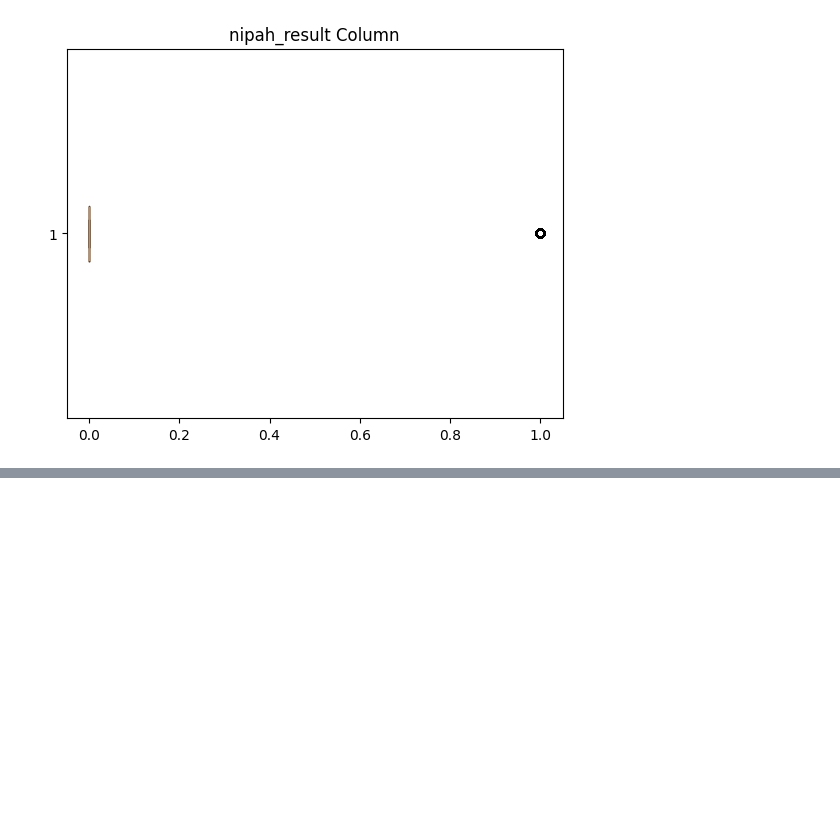
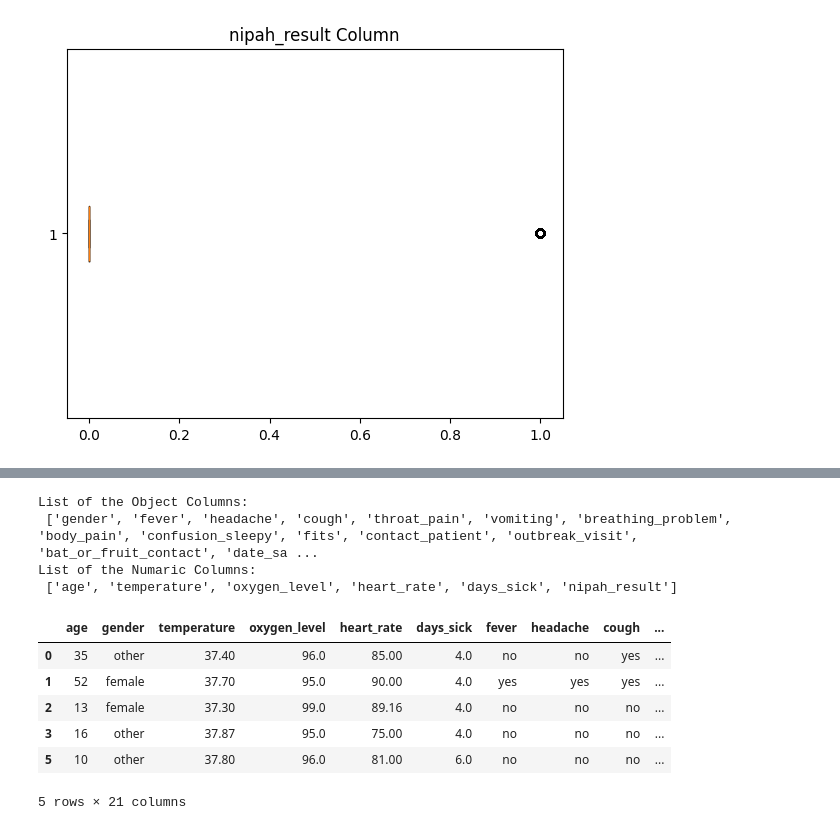
Before and after one commit to derravi/Nipah_Virus_Early_Risk_Prediction_System_2026, a Jupyter notebook: Nipah_Virus.ipynb, the cells around one changed output, grey strips where cells are left out. Cells and saved outputs as stored; diff of their text form; code cells hidden in the pictures; blank space fills up the shorter version.

```diff
--- a/Nipah_Virus.ipynb
+++ b/Nipah_Virus.ipynb
@@ -94,2 +95,35 @@ for i in column_list:
 [figure]
 [figure]
+# %%
+#Lets convert the All the Categorical data into the numaric formate.
+#WE are scal down of this all the columns.
+
+temp2 = []
+temp3 = []
+
+for i in df.columns:
+    if df[i].dtype == "object":
+        temp2.append(i)
+    else:
+        temp3.append(i)
+
+print("List of the Object Columns:\n",temp2)
+print("List of the Numaric Columns:\n",temp3)
+
+#Convert the Categorical to numaric.
+lb = LabelEncoder()
+# %% [output]
+List of the Object Columns:
+ ['gender', 'fever', 'headache', 'cough', 'throat_pain', 'vomiting', 'breathing_problem', 'body_pain', 'confusion_sleepy', 'fits', 'contact_patient', 'outbreak_visit', 'bat_or_fruit_contact', 'date_sa ...
+List of the Numaric Columns:
+ ['age', 'temperature', 'oxygen_level', 'heart_rate', 'days_sick', 'nipah_result']
+# %%
+df.head()
+# %% [output]
+|  | age | gender | temperature | oxygen_level | heart_rate | days_sick | fever | headache | cough | ... |
+| 0 | 35 | other | 37.40 | 96.0 | 85.00 | 4.0 | no | no | yes | ... |
+| 1 | 52 | female | 37.70 | 95.0 | 90.00 | 4.0 | yes | yes | yes | ... |
+| 2 | 13 | female | 37.30 | 99.0 | 89.16 | 4.0 | no | no | no | ... |
+| 3 | 16 | other | 37.87 | 95.0 | 75.00 | 4.0 | no | no | no | ... |
+| 5 | 10 | other | 37.80 | 96.0 | 81.00 | 6.0 | no | no | no | ... |
+5 rows × 21 columns
```
Also changed, not shown: parts of 3 cells of this notebook, 4 other files.
